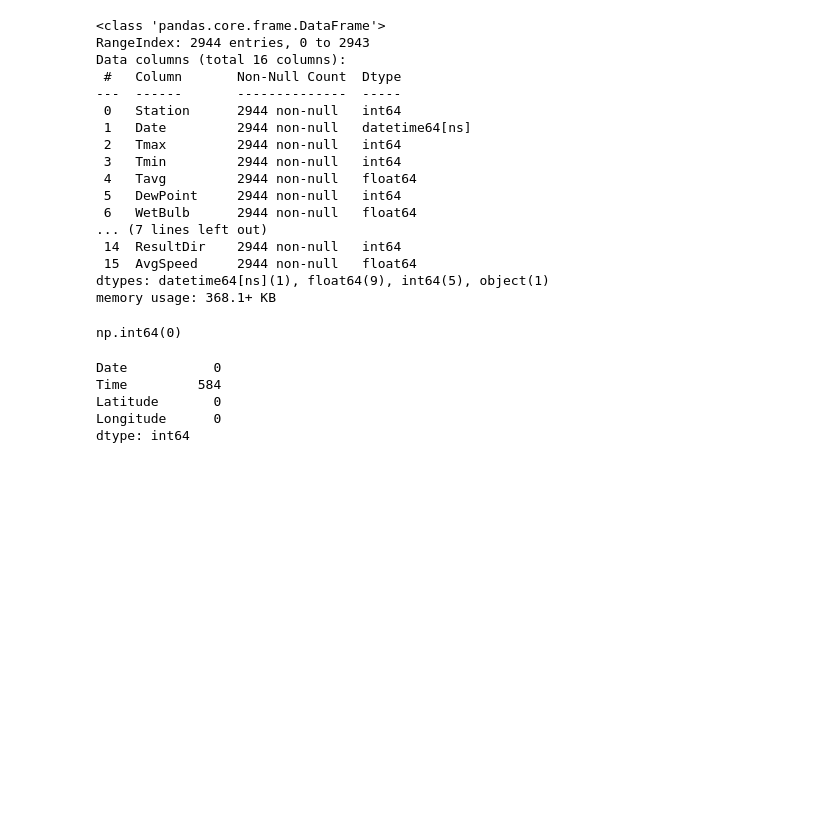
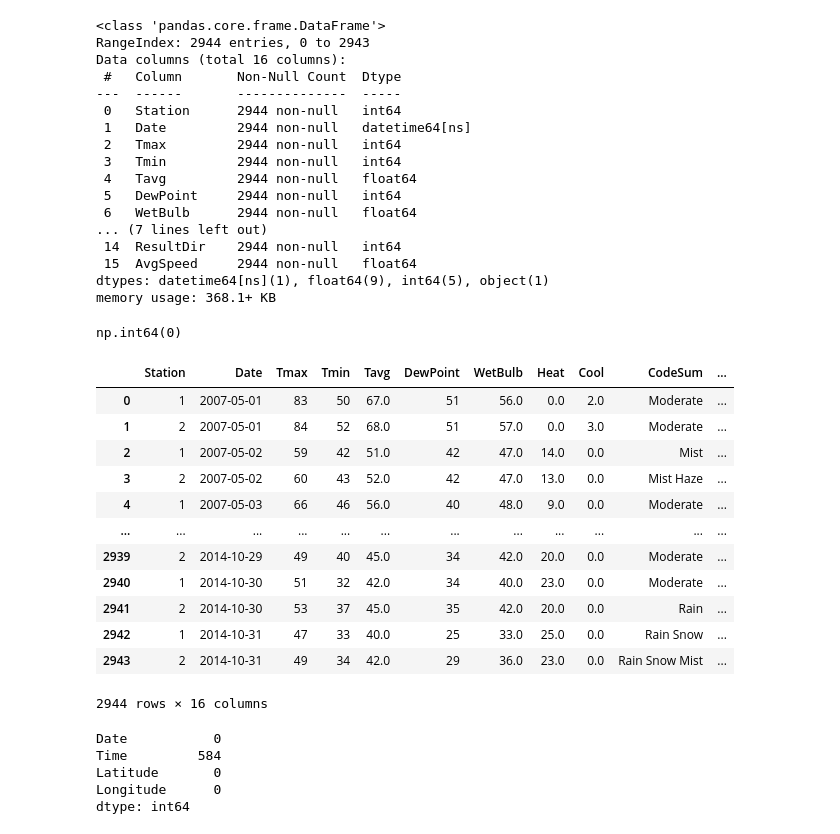
Before and after one commit to acies-saichandu-manchala/Capstone_Project, a Jupyter notebook: Cpastone EDA.ipynb, the cells around one changed output. Saved outputs shown, nothing was run; the diff lists cells and outputs as text; code cells hidden in the pictures; blank space fills up the shorter version.

Commit message:
train data with vis

```diff
--- a/Cpastone EDA.ipynb
+++ b/Cpastone EDA.ipynb
@@ -322,6 +322,22 @@ memory usage: 368.1+ KB
 weather_data.isna().sum().sum()
 # %% [output]
 np.int64(0)
+# %%
+weather_data
+# %% [output]
+|  | Station | Date | Tmax | Tmin | Tavg | DewPoint | WetBulb | Heat | Cool | CodeSum | ... |
+| 0 | 1 | 2007-05-01 | 83 | 50 | 67.0 | 51 | 56.0 | 0.0 | 2.0 | Moderate | ... |
+| 1 | 2 | 2007-05-01 | 84 | 52 | 68.0 | 51 | 57.0 | 0.0 | 3.0 | Moderate | ... |
+| 2 | 1 | 2007-05-02 | 59 | 42 | 51.0 | 42 | 47.0 | 14.0 | 0.0 | Mist | ... |
+| 3 | 2 | 2007-05-02 | 60 | 43 | 52.0 | 42 | 47.0 | 13.0 | 0.0 | Mist Haze | ... |
+| 4 | 1 | 2007-05-03 | 66 | 46 | 56.0 | 40 | 48.0 | 9.0 | 0.0 | Moderate | ... |
+| ... | ... | ... | ... | ... | ... | ... | ... | ... | ... | ... | ... |
+| 2939 | 2 | 2014-10-29 | 49 | 40 | 45.0 | 34 | 42.0 | 20.0 | 0.0 | Moderate | ... |
+| 2940 | 1 | 2014-10-30 | 51 | 32 | 42.0 | 34 | 40.0 | 23.0 | 0.0 | Moderate | ... |
+| 2941 | 2 | 2014-10-30 | 53 | 37 | 45.0 | 35 | 42.0 | 20.0 | 0.0 | Rain | ... |
+| 2942 | 1 | 2014-10-31 | 47 | 33 | 40.0 | 25 | 33.0 | 25.0 | 0.0 | Rain Snow | ... |
+| 2943 | 2 | 2014-10-31 | 49 | 34 | 42.0 | 29 | 36.0 | 23.0 | 0.0 | Rain Snow Mist | ... |
+2944 rows × 16 columns
 # %%
 spray_data.isnull().sum()
 # %% [output]
```
Also changed, not shown: parts of 1 cell of this notebook, 1 other file.
